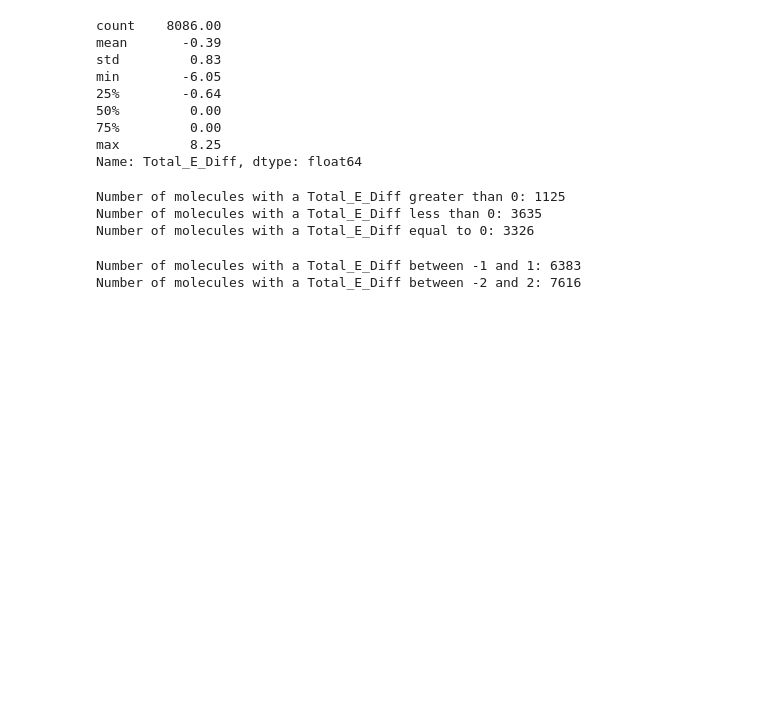
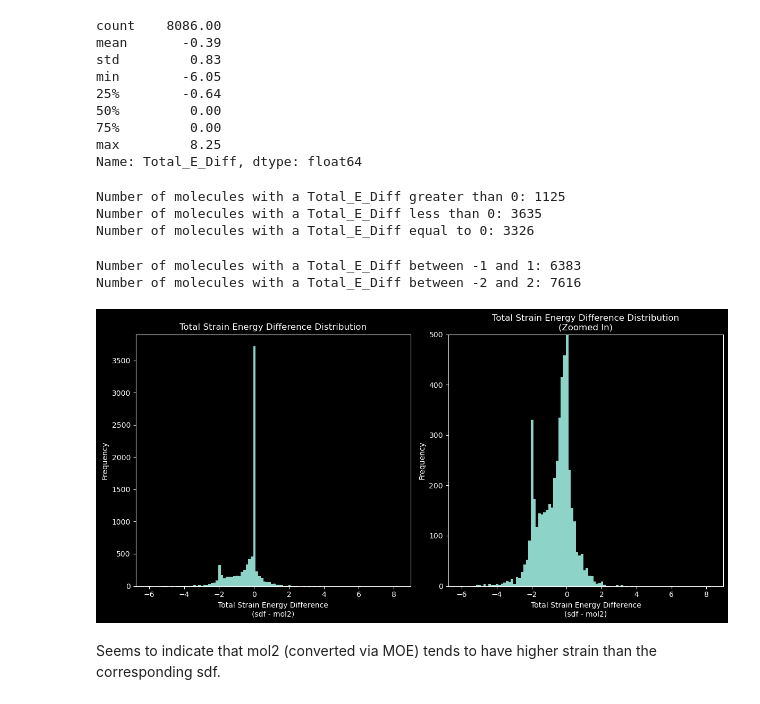
Before and after one commit to DKchemistry/LigBoundConfData, a Jupyter notebook: Strain_Comparison.ipynb, the cells around one changed output. Drawn from its saved outputs; the diff is of its cells as text; code cells hidden in the pictures; blank space fills up the shorter version.

Commit message:
slightly more strain comparison data examined

```diff
--- a/Strain_Comparison.ipynb
+++ b/Strain_Comparison.ipynb
@@ -189,3 +179,29 @@ print("Number of molecules with a Total_E_Diff between -2 and 2: {}".format(sort
 # %% [output]
 Number of molecules with a Total_E_Diff between -1 and 1: 6383
 Number of molecules with a Total_E_Diff between -2 and 2: 7616
+# %%
+# Create a new figure
+plt.figure(figsize=(12, 6))
+
+# Create the first subplot
+plt.subplot(1, 2, 1)  # 1 row, 2 columns, first plot
+plt.hist(sorted_df["Total_E_Diff"], bins=100)
+plt.xlabel("Total Strain Energy Difference\n(sdf - mol2)")
+plt.ylabel("Frequency")
+plt.title("Total Strain Energy Difference Distribution")
+
+# Create the second subplot
+plt.subplot(1, 2, 2)  # 1 row, 2 columns, second plot
+plt.hist(sorted_df["Total_E_Diff"], bins=100)
+plt.xlabel("Total Strain Energy Difference\n(sdf - mol2)")
+plt.ylabel("Frequency")
+plt.title("Total Strain Energy Difference Distribution\n(Zoomed In)")
+plt.ylim(0, 500)
+
+# Display the plots
+plt.tight_layout()
+plt.show()
+# %% [output]
+[figure, added]
+# %% [markdown]
+Seems to indicate that mol2 (converted via MOE) tends to have higher strain than the corresponding sdf.
```
Also changed, not shown: parts of 1 cell of this notebook.
